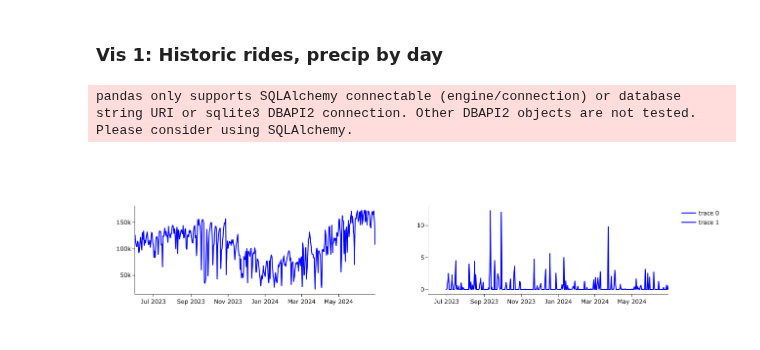
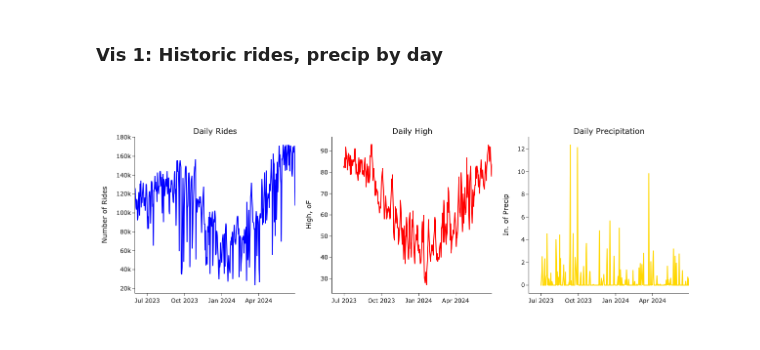
Before and after one commit to ansaridan/jhu-data-engineering-team-5, a Jupyter notebook: reporting/reporting.ipynb, the cells around one changed output. Cells and saved outputs as stored; diff of their text form; code cells hidden in the pictures.

```diff
--- a/reporting/reporting.ipynb
+++ b/reporting/reporting.ipynb
@@ -60,8 +61,8 @@ query_rides_by_day = f"""
 
     temp AS (
         SELECT
-            wp.date AS dt,
-            MAX(temperature_f) AS daily_high,
+            w.date AS dt,
+            MAX(temperature_f) AS daily_high
         FROM
             {PROJECT_SCHEMA}.weather_general w
         GROUP BY 1
@@ -82,52 +83,77 @@ query_rides_by_day = f"""
 
     SELECT
         r.*,
+        t.daily_high,
         p.precip_amount
     FROM
         rides r
 
+        LEFT JOIN temp t
+            ON r.dt = t.dt
+
         LEFT JOIN precip p
-            ON r.dt = w.dt
+            ON r.dt = p.dt
 """
 
 df_rides_by_day = pd.read_sql_query(query_rides_by_day, conn)
-df_rides_by_day["dt"] = df_rides_by_day.apply(
-    lambda row: datetime(int(row.year), int(row.month), int(row.day)), axis=1
-)
+df_rides_by_day["dt"] = pd.to_datetime(df_rides_by_day["dt"])
-# %% [output]
-pandas only supports SQLAlchemy connectable (engine/connection) or database string URI or sqlite3 DBAPI2 connection. Other DBAPI2 objects are not tested. Please consider using SQLAlchemy.
 # %%
-fig_rides_by_day = make_subplots(rows=1, cols = 2)
+fig_rides_weather_ts = make_subplots(
+    rows=1,
+    cols=3,
+    subplot_titles = ["Daily Rides", "Daily High", "Daily Precipitation"],
+)
 
 # FIG 1: Rides
-fig_rides_by_day.add_trace(
+fig_rides_weather_ts.add_trace(
     go.Scatter(
         x=df_rides_by_day['dt'],
         y=df_rides_by_day['n_rides'],
         marker={"color":"blue"},
-        mode="lines"
-        # width=1,
+        mode="lines",
+        showlegend=False,
     ),
     row=1, col=1
 )
 
-
-fig_rides_by_day.add_trace(
+# FIG 2: Temperature
+fig_rides_weather_ts.add_trace(
     go.Scatter(
         x=df_rides_by_day['dt'],
-        y=df_rides_by_day['precip_amount'],
-        marker={"color":"blue"},
-        mode="lines"
-        # width=1,
+        y=df_rides_by_day['daily_high'],
+        marker={"color":"red"},
+        mode="lines",
+        showlegend=False,
     ),
     row=1, col=2
 )
 
-fig_rides_by_day.update_layout(
+# FIG 3: Precipitation
+fig_rides_weather_ts.add_trace(
+    go.Scatter(
+        x=df_rides_by_day['dt'],
+        y=df_rides_by_day['precip_amount'],
+        marker={"color":"gold"},
+        mode="lines",
+        showlegend=False,
+    ),
+    row=1, col=3
+)
+
+for col, y_label in enumerate([
+    "Number of Rides",
+    "High, oF",
+    "In. of Precip",
+]):
+    axis_title_key = f'yaxis{col+1}_title'
+    fig_rides_weather_ts.update_layout(**{axis_title_key: y_label})
+
+fig_rides_weather_ts.update_layout(
+    width=1200, height=500,
     template="simple_white"
 )
 
-fig_rides_by_day.show()
+fig_rides_weather_ts.show()
 # %% [output]
-[figure, old version]
+[figure, new version]
 # %%
```
Also changed, not shown: parts of 9 cells of this notebook, 6 other files.
